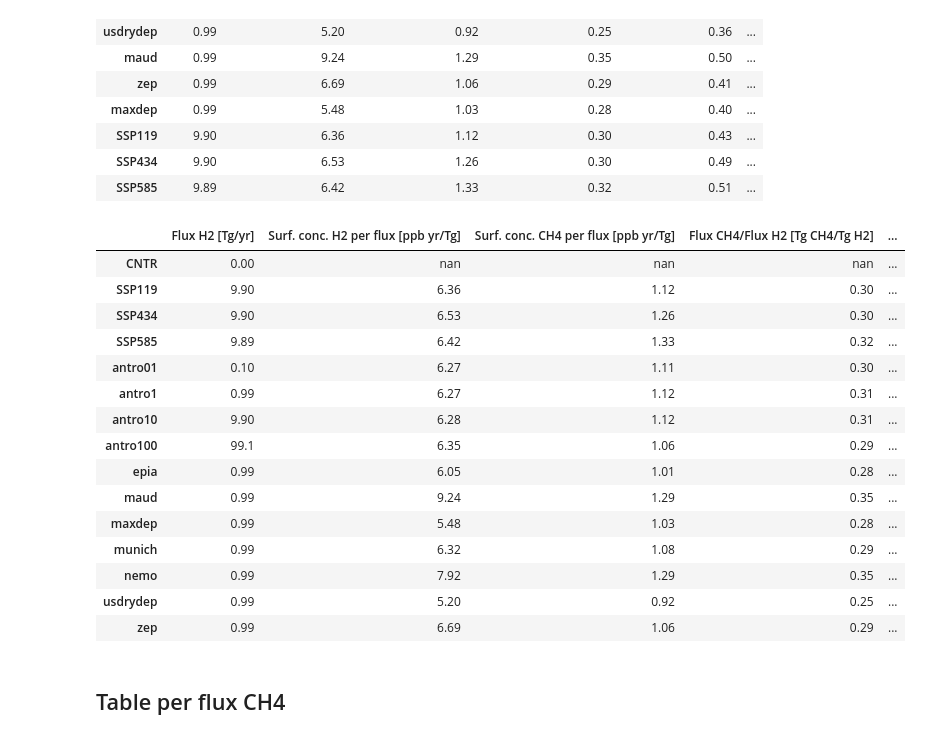
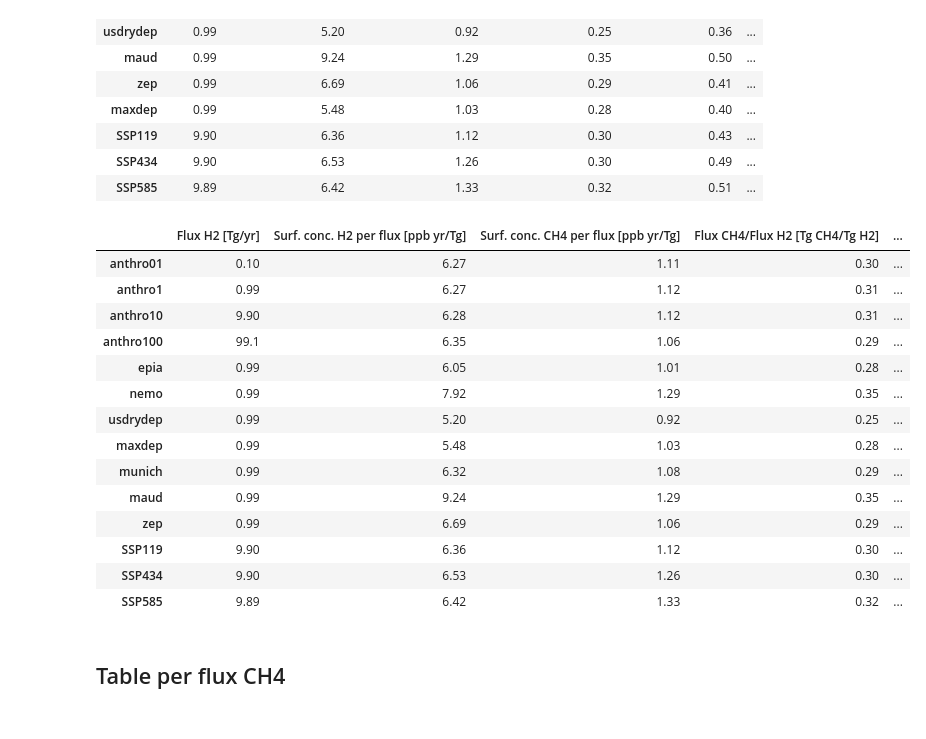
Before and after one commit to ragnhibs/Hydrogen_GWP_avi_sensitivity, a Jupyter notebook: GWP_notebook.ipynb, the cells around one changed output. Cells and saved outputs as stored; diff of their text form; code cells hidden in the pictures.

Commit message:
tidy up the per flux figure script cont.

```diff
--- a/GWP_notebook.ipynb
+++ b/GWP_notebook.ipynb
@@ -2427,40 +2427,63 @@ df_per_flux_h2
 # %%
 #Save to file:
 df_per_flux_h2 = df_per_flux_h2.sort_index()
 df_per_flux_h2.to_csv(outputpath + 'table_per_flux_h2.csv')
 
 #Rename the columns:
 columns_names={'deltaH2':'Flux H2 [Tg/yr]',
                'surf_h2_per_h2_flux': 'Surf. conc. H2 per flux [ppb yr/Tg]',
                'surf_ch4_per_h2_flux':'Surf. conc. CH4 per flux [ppb yr/Tg]',
                'ch4_flux_per_h2_flux':'Flux CH4/Flux H2 [Tg CH4/Tg H2]',
                'ch4_rf_per_h2_flux':'CH4 RF per flux [mW m-2 yr/ Tg]',
                'trop_du_ozone_per_h2_flux':'Trop. ozone per flux [10$^{-3}$ DU yr/Tg]',
                'strat_du_ozone_per_h2_flux':'Strat. ozone per flux [10$^{-3}$ DU yr/Tg]',
                'ozone_rf_per_h2_flux':'ozone RF per flux [mW m-2 yr/ Tg]',
                'h2o_rf_per_h2_flux':'Strat. H2O RF per flux [mW m-2 yr/ Tg]',
                'aerosol_rf_per_h2_flux':'Aerosol RF per flux [mW m-2 yr/ Tg]'}
 
 #Rename column names:
 df_per_flux_h2.rename(columns=dict(columns_names),inplace=True) #[df_per_flux_h2.columns])
+
+df_per_flux_h2 = df_per_flux_h2.drop('CNTR')
+
+sorted_list = ['antro01',
+               'antro1',
+               'antro10',
+               'antro100',
+               'epia',
+               'nemo',
+               'usdrydep',
+               'maxdep',
+               'munich',
+               'maud',
+               'zep',
+               'SSP119',
+               'SSP434',
+               'SSP585']
+senslist = sorted_list
+senslist = [sub.replace('antro', 'anthro') for sub in senslist]
+df_per_flux_h2 = df_per_flux_h2.reindex(sorted_list)
+df_per_flux_h2.index = [sub.replace('antro', 'anthro') for sub in df_per_flux_h2.index]
+
+
+df_per_flux_h2.to_csv(outputpath + 'table_per_flux_h2_to_manuscript.csv')
 df_per_flux_h2
 # %% [output]
 |  | Flux H2 [Tg/yr] | Surf. conc. H2 per flux [ppb yr/Tg] | Surf. conc. CH4 per flux [ppb yr/Tg] | Flux CH4/Flux H2 [Tg CH4/Tg H2] | ... |
-| CNTR | 0.00 | nan | nan | nan | ... |
+| anthro01 | 0.10 | 6.27 | 1.11 | 0.30 | ... |
+| anthro1 | 0.99 | 6.27 | 1.12 | 0.31 | ... |
+| anthro10 | 9.90 | 6.28 | 1.12 | 0.31 | ... |
+| anthro100 | 99.1 | 6.35 | 1.06 | 0.29 | ... |
+| epia | 0.99 | 6.05 | 1.01 | 0.28 | ... |
+| nemo | 0.99 | 7.92 | 1.29 | 0.35 | ... |
+| usdrydep | 0.99 | 5.20 | 0.92 | 0.25 | ... |
+| maxdep | 0.99 | 5.48 | 1.03 | 0.28 | ... |
+| munich | 0.99 | 6.32 | 1.08 | 0.29 | ... |
+| maud | 0.99 | 9.24 | 1.29 | 0.35 | ... |
+| zep | 0.99 | 6.69 | 1.06 | 0.29 | ... |
 | SSP119 | 9.90 | 6.36 | 1.12 | 0.30 | ... |
 | SSP434 | 9.90 | 6.53 | 1.26 | 0.30 | ... |
 | SSP585 | 9.89 | 6.42 | 1.33 | 0.32 | ... |
-| antro01 | 0.10 | 6.27 | 1.11 | 0.30 | ... |
-| antro1 | 0.99 | 6.27 | 1.12 | 0.31 | ... |
-| antro10 | 9.90 | 6.28 | 1.12 | 0.31 | ... |
-| antro100 | 99.1 | 6.35 | 1.06 | 0.29 | ... |
-| epia | 0.99 | 6.05 | 1.01 | 0.28 | ... |
-| maud | 0.99 | 9.24 | 1.29 | 0.35 | ... |
-| maxdep | 0.99 | 5.48 | 1.03 | 0.28 | ... |
-| munich | 0.99 | 6.32 | 1.08 | 0.29 | ... |
-| nemo | 0.99 | 7.92 | 1.29 | 0.35 | ... |
-| usdrydep | 0.99 | 5.20 | 0.92 | 0.25 | ... |
-| zep | 0.99 | 6.69 | 1.06 | 0.29 | ... |
 # %% [markdown]
 ## Table per flux CH4
 # %%
```
Also changed, not shown: parts of 2 cells of this notebook, 1 other file.
